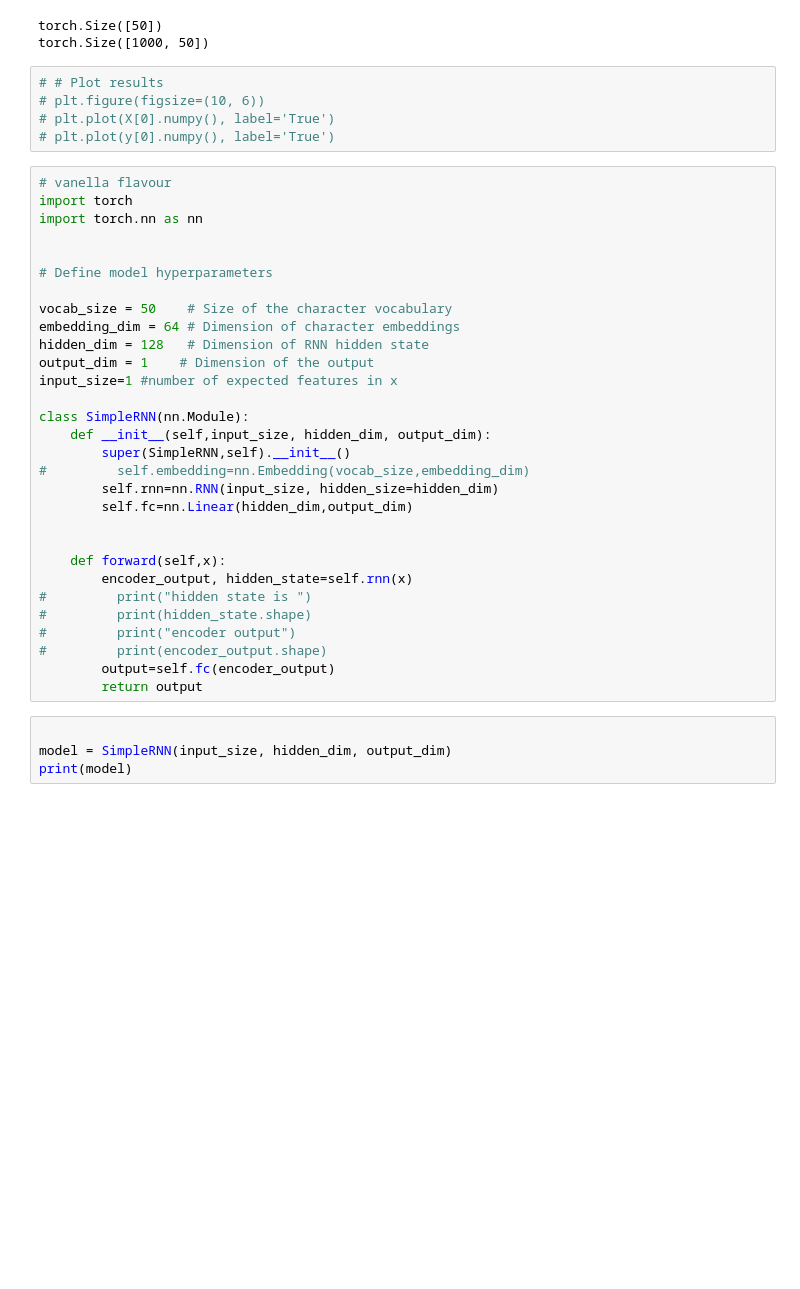
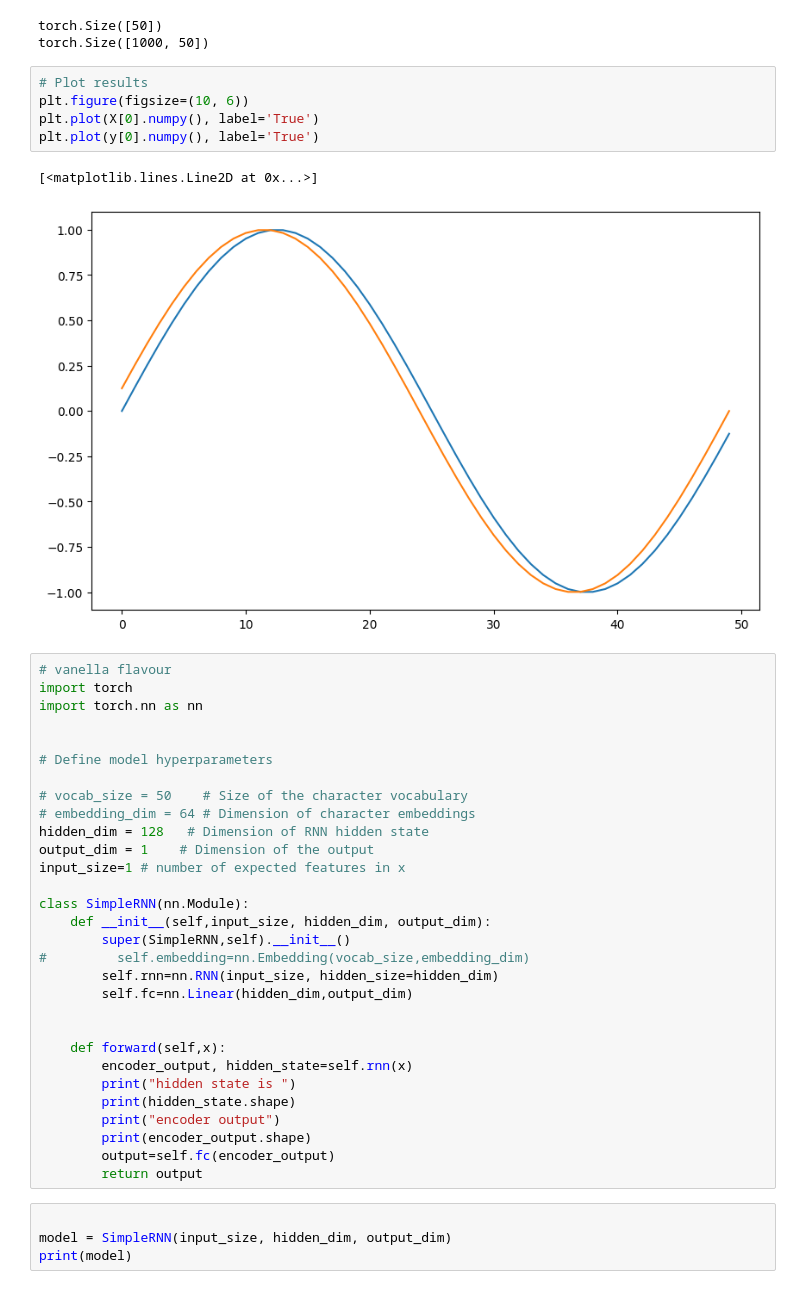
Before and after one commit to Majed-EE/From_Scratch, a Jupyter notebook: RNN_LSTM_GRU.ipynb, the cells around one changed output. Cells and saved outputs as stored; diff of their text form; blank space fills up the shorter version.

```diff
--- a/RNN_LSTM_GRU.ipynb
+++ b/RNN_LSTM_GRU.ipynb
@@ -44,10 +61,13 @@ print(X.unsqueeze(2).squeeze(2).shape)
 torch.Size([50])
 torch.Size([1000, 50])
 # %%
-# # Plot results
-# plt.figure(figsize=(10, 6))
-# plt.plot(X[0].numpy(), label='True')
-# plt.plot(y[0].numpy(), label='True')
+# Plot results
+plt.figure(figsize=(10, 6))
+plt.plot(X[0].numpy(), label='True')
+plt.plot(y[0].numpy(), label='True')
+# %% [output]
+[<matplotlib.lines.Line2D at 0x...>]
+[figure, added]
 # %%
 # vanella flavour
 import torch
@@ -56,11 +76,11 @@ import torch.nn as nn
 
 # Define model hyperparameters
 
-vocab_size = 50    # Size of the character vocabulary
-embedding_dim = 64 # Dimension of character embeddings
+# vocab_size = 50    # Size of the character vocabulary
+# embedding_dim = 64 # Dimension of character embeddings
 hidden_dim = 128   # Dimension of RNN hidden state
 output_dim = 1    # Dimension of the output
-input_size=1 #number of expected features in x
+input_size=1 # number of expected features in x
 
 class SimpleRNN(nn.Module):
     def __init__(self,input_size, hidden_dim, output_dim):
@@ -72,10 +92,10 @@ class SimpleRNN(nn.Module):
 
     def forward(self,x):
         encoder_output, hidden_state=self.rnn(x)
-#         print("hidden state is ")
-#         print(hidden_state.shape)
-#         print("encoder output")
-#         print(encoder_output.shape)
+        print("hidden state is ")
+        print(hidden_state.shape)
+        print("encoder output")
+        print(encoder_output.shape)
         output=self.fc(encoder_output)
         return output
 # %%
```
Also changed, not shown: parts of 38 cells of this notebook.
